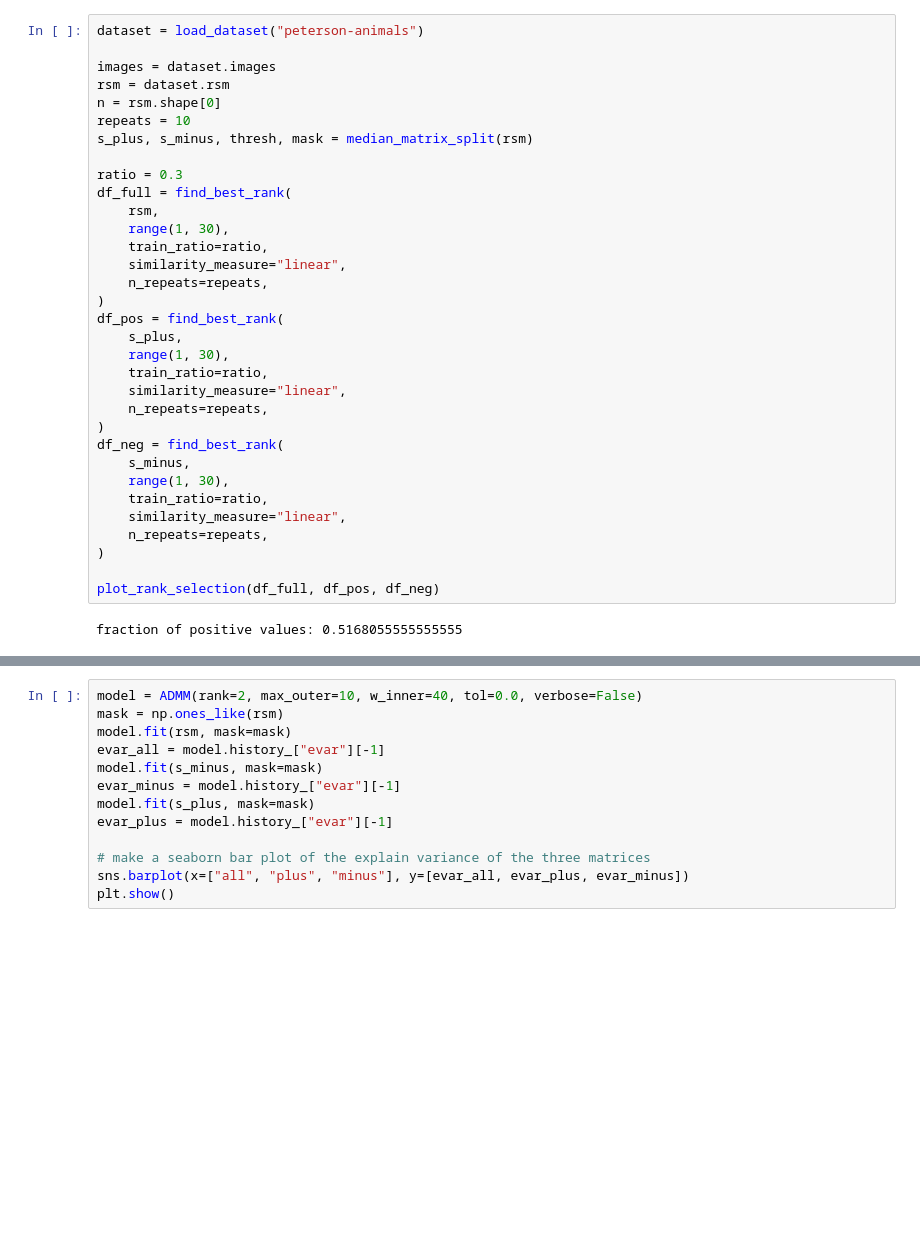
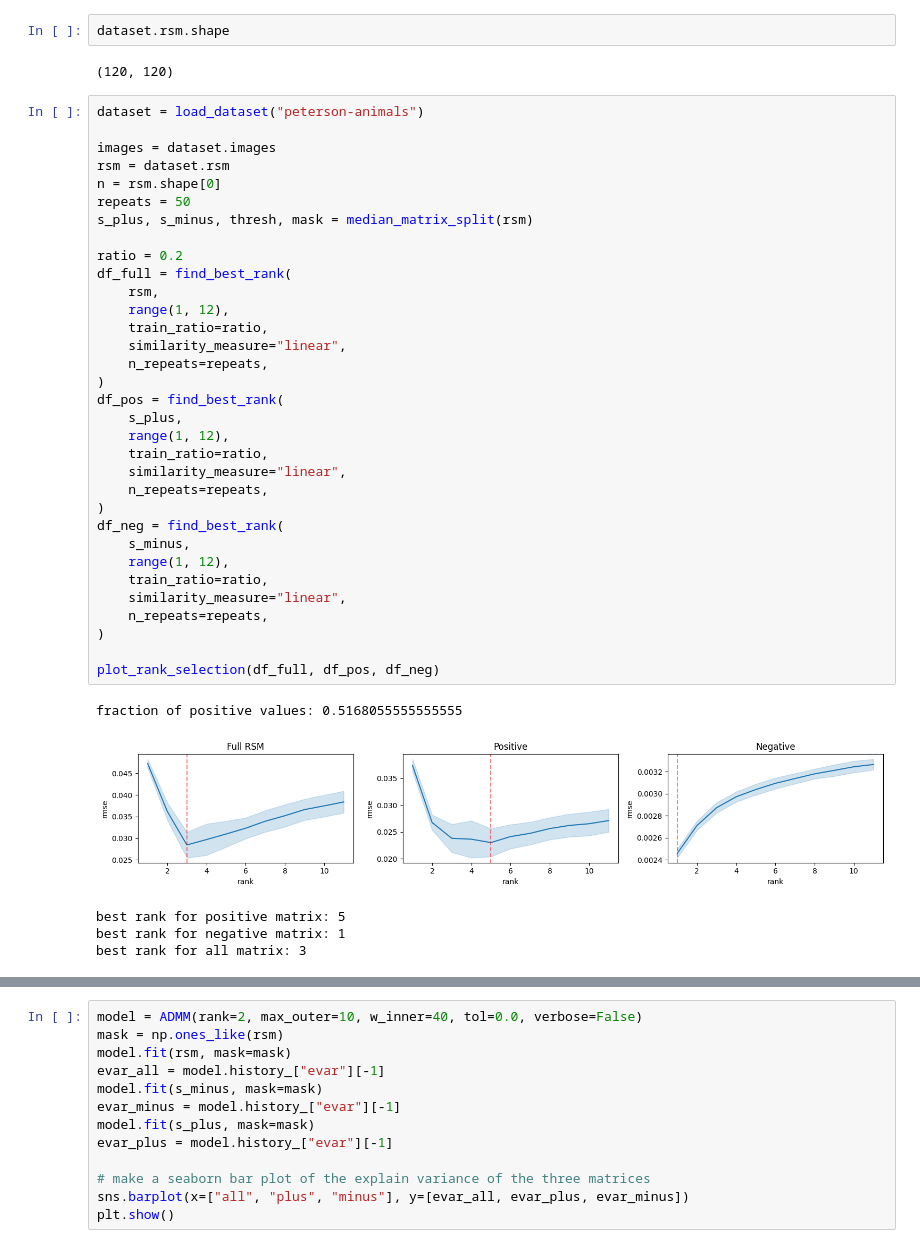
Before and after one commit to florianmahner/pysrf, a Jupyter notebook: notebooks/rank_selection.ipynb, the cells around one changed output, grey strips where cells are left out. Cells and saved outputs as stored; diff of their text form; blank space fills up the shorter version.

```diff
--- a/notebooks/rank_selection.ipynb
+++ b/notebooks/rank_selection.ipynb
@@ -62,35 +59,43 @@ The autoreload extension is already loaded. To reload it, use:
+# %%
+dataset.rsm.shape
+# %% [output]
+(120, 120)
 # %%
 dataset = load_dataset("peterson-animals")
 
 images = dataset.images
 rsm = dataset.rsm
 n = rsm.shape[0]
-repeats = 10
+repeats = 50
 s_plus, s_minus, thresh, mask = median_matrix_split(rsm)
 
-ratio = 0.3
+ratio = 0.2
 df_full = find_best_rank(
     rsm,
-    range(1, 30),
+    range(1, 12),
     train_ratio=ratio,
     similarity_measure="linear",
     n_repeats=repeats,
 )
 df_pos = find_best_rank(
     s_plus,
-    range(1, 30),
+    range(1, 12),
     train_ratio=ratio,
     similarity_measure="linear",
     n_repeats=repeats,
 )
 df_neg = find_best_rank(
     s_minus,
-    range(1, 30),
+    range(1, 12),
     train_ratio=ratio,
     similarity_measure="linear",
     n_repeats=repeats,
 )
 
 plot_rank_selection(df_full, df_pos, df_neg)
 # %% [output]
 fraction of positive values: 0.5168055555555555
+[figure, added]
+best rank for positive matrix: 5
+best rank for negative matrix: 1
+best rank for all matrix: 3
```
Also changed, not shown: parts of 10 cells of this notebook, 9 other files.
